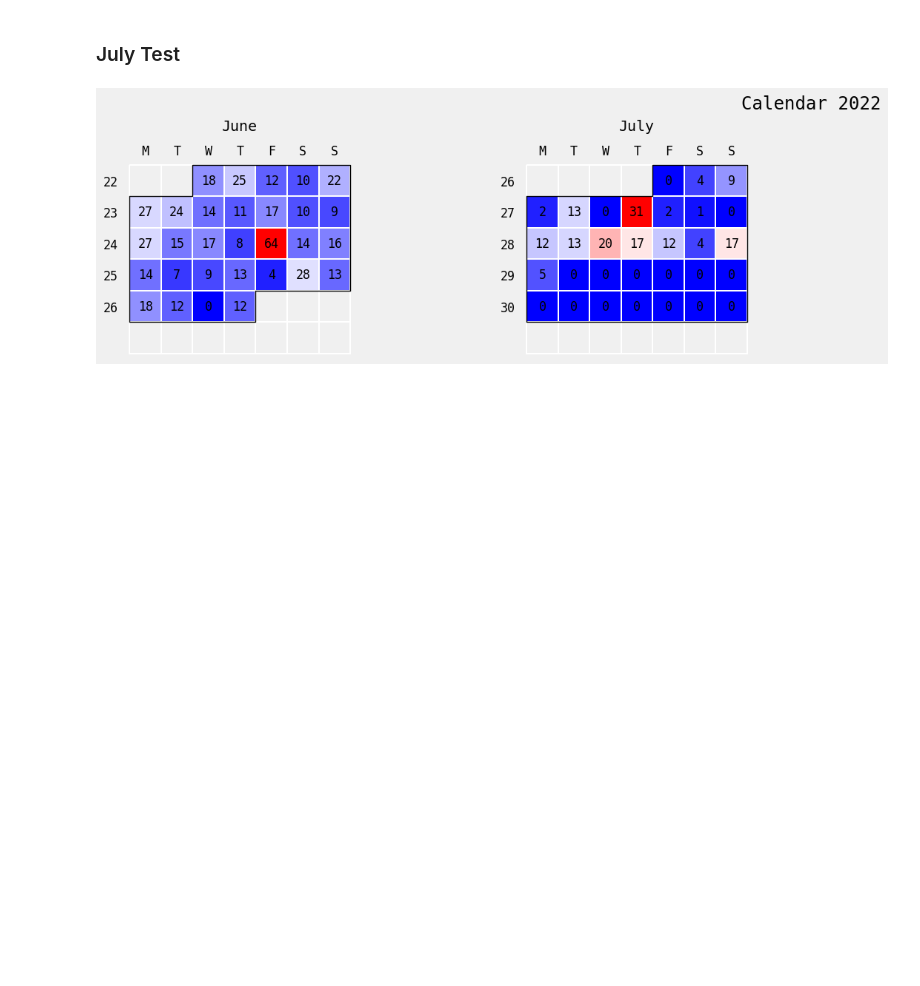
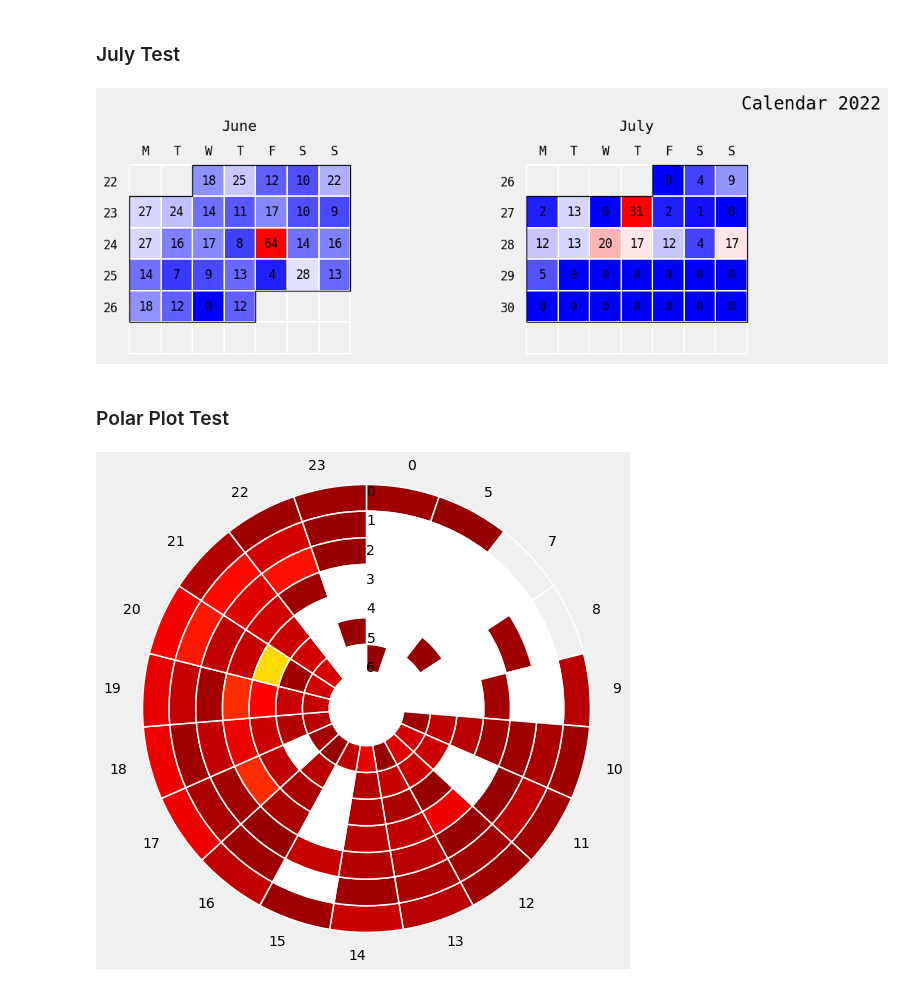
Before and after one commit to smurphboy/WAllOARC, a Jupyter notebook: WorkedAllOARC.ipynb, the cells around one changed output. Drawn from its saved outputs; the diff is of its cells as text; code cells hidden in the pictures; blank space fills up the shorter version.

Commit message:
Polar plot test

```diff
--- a/WorkedAllOARC.ipynb
+++ b/WorkedAllOARC.ipynb
@@ -1374,3 +1375,36 @@ with pyplot.style.context(('fivethirtyeight')):
         calbydayplot[0].figure.savefig('images/qsosjulycalmap.png', bbox_inches='tight')
 # %% [output]
 [figure]
+# %% [markdown]
+### Polar Plot Test
+# %%
+# make a heatmap building function
+def pie_heatmap(table, cmap=pyplot.cm.hot, vmin=None, vmax=None,inner_r=0.25, pie_args={}):
+    n, m = table.shape
+    vmin= table.min().min() if vmin is None else vmin
+    vmax= table.max().max() if vmax is None else vmax
+
+    centre_circle = pyplot.Circle((0,0),inner_r,edgecolor='black',facecolor='white',fill=True,linewidth=0.25)
+    pyplot.gcf().gca().add_artist(centre_circle)
+    norm = matplotlib.colors.Normalize(vmin=vmin, vmax=vmax)
+    cmapper = matplotlib.cm.ScalarMappable(norm=norm, cmap=cmap)
+    for i, (row_name, row) in enumerate(table.iterrows()):
+        labels = None if i > 0 else table.columns
+        wedges = pyplot.pie([1] * m,radius=inner_r+float(n-i)/n, colors=[cmapper.to_rgba(x) for x in row.values],
+            labels=labels, startangle=90, counterclock=False, wedgeprops={'linewidth':-1}, **pie_args)
+        pyplot.setp(wedges[0], edgecolor='white',linewidth=1.5)
+        wedges = pyplot.pie([1], radius=inner_r+float(n-i-1)/n, colors=['w'], labels=[row_name], startangle=-90, wedgeprops={'linewidth':0})
+        pyplot.setp(wedges[0], edgecolor='white',linewidth=1.5)
+
+
+dfcleanalised.set_index('UTC')
+dfcleanalised.index = pd.to_datetime(dfcleanalised.index, errors='coerce')
+qsopolarplott = dfcleanalised.pivot_table('Base Your Callsign', index=dfcleanalised['UTC'].dt.weekday, columns=dfcleanalised['UTC'].dt.hour, aggfunc='count')
+with pyplot.style.context(('fivethirtyeight')):
+    qsopoloarplot = pyplot.figure(figsize=(8,8))
+    pie_heatmap(qsopolarplott, vmin=-20,vmax=80,inner_r=0.2)
+    qsopoloarplot
+    if 'COLAB_GPU' not in os.environ:
+        qsopoloarplot.figure.savefig('images/qsospolarplot.png', bbox_inches='tight')
+# %% [output]
+[figure, added]
```
Also changed, not shown: parts of 23 cells of this notebook, 25 other files.
